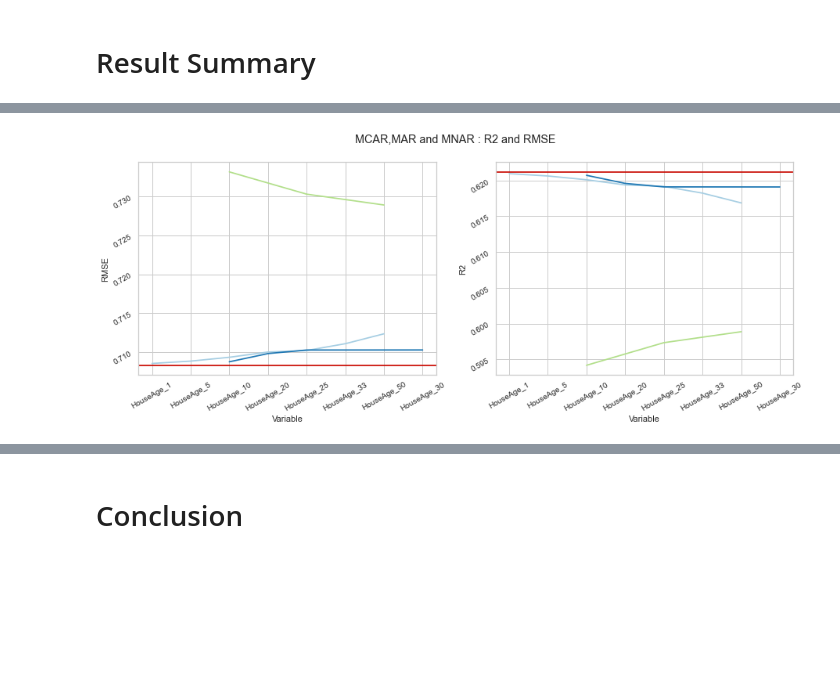
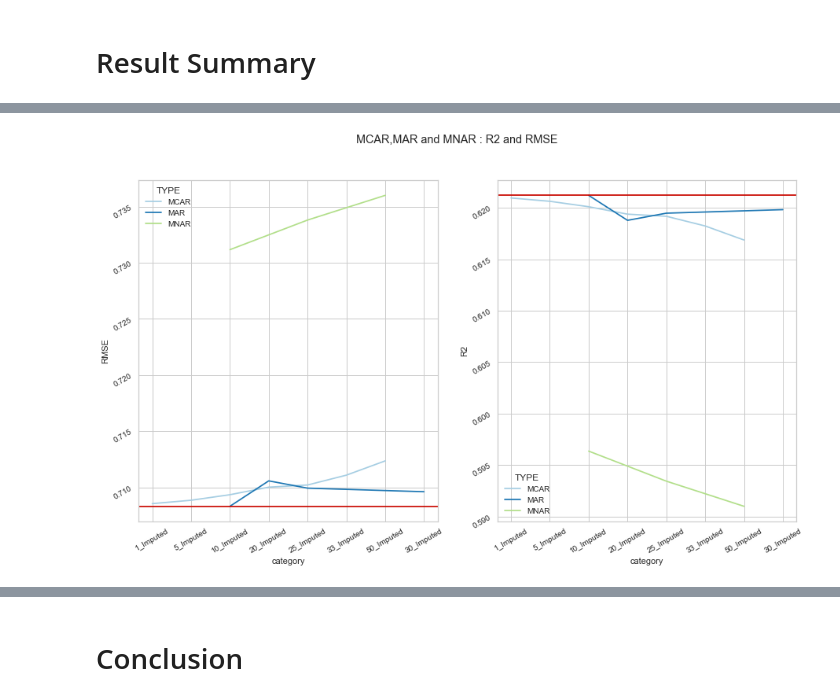
Before and after one commit to sachinac/MSDS7333, a Jupyter notebook: case_study05/msds_qtw_case_study05.ipynb, the cells around one changed output, grey strips where cells are left out. Cells and saved outputs as stored; diff of their text form; code cells hidden in the pictures; blank space fills up the shorter version.

```diff
--- a/case_study05/msds_qtw_case_study05.ipynb
+++ b/case_study05/msds_qtw_case_study05.ipynb
@@ -259,7 +293,0 @@ array([ 8.02093467e-01,  1.23858844e-01, -2.16444768e-01,  2.58431674e-01,
-# %%
-from sklearn.linear_model import LinearRegression
-from yellowbrick.regressor import ResidualsPlot
-sns.set_palette("Paired")
-visualizer_residuals = ResidualsPlot(base_model)
-visualizer_residuals.fit(X_train_scaled, y_train)
-visualizer_residuals.show()
@@ -489,15 +519,15 @@ For this analysis same variable HouseAge, will be manipulated to replace 10%, 20
 ## HouseAge - Missing values
 # %%
 #np.percentile(df.Population.values,50)
-missing_dist = [(20,'HouseAge_10','HouseAge_ind10'),
-                (40,'HouseAge_20','HouseAge_ind20'),
-                (50,'HouseAge_25','HouseAge_ind25'),
-                (60,'HouseAge_30','HouseAge_ind30')]
+missing_dist = [(10,'HouseAge_10','HouseAge_ind10'),
+                (20,'HouseAge_20','HouseAge_ind20'),
+                (25,'HouseAge_25','HouseAge_ind25'),
+                (30,'HouseAge_30','HouseAge_ind30')]
 
 df_mar = df.copy()
 for i_tup in missing_dist:
     df_mar[i_tup[1]] = df['HouseAge']
-    df_mar[i_tup[1]][df_mar[df_mar['Population'] <=1166.0].sample(frac=(i_tup[0]/100)).index] = np.nan
+    df_mar[i_tup[1]][df_mar[df_mar['Population'] <=np.percentile(df_mar.Population.values,2*i_tup[0])].sample(frac=0.5).index] = np.nan
     df_mar[i_tup[2]] = [ 1 if np.math.isnan(value) else 0 for value in df_mar[i_tup[1]]]
 # %%
 print('Missingness percentage on HouseAge')
@@ -646,15 +679,15 @@ For this analysis same variable HouseAge, will be manipulated to replace  25% of
 ## HouseAge - Missing values
 # %%
 #np.percentile(df.Population.values,50)
-missing_dist = [(21,'HouseAge_10','HouseAge_ind10'),
-                (51,'HouseAge_25','HouseAge_ind25'),
-                (80,'HouseAge_50','HouseAge_ind50')
+missing_dist = [(10,'HouseAge_10','HouseAge_ind10'),
+                (25,'HouseAge_25','HouseAge_ind25'),
+                (50,'HouseAge_50','HouseAge_ind50')
                ]
-medinc = [1.92,2.55,3.55]
+
 df_mnar = df.copy()
 for indx,i_tup in enumerate(missing_dist):
     df_mnar[i_tup[1]] = df['HouseAge']
-    df_mnar[i_tup[1]][df_mnar['MedInc'] <medinc[indx]] = np.nan
+    df_mnar.loc[0:int(i_tup[0]/100*df_mnar.shape[0]),i_tup[1]] = np.nan
     df_mnar[i_tup[2]] = [ 1 if np.math.isnan(value) else 0 for value in df_mnar[i_tup[1]]]
 # %%
 print('Missingness percentage on HouseAge')
@@ -778,5 +823,6 @@ mnar_df
 summary=pd.concat([baseline_df, mcr_df,mar_df,mnar_df], ignore_index=True)
 summary.iloc[0,0]='Baseline'
 summary.iloc[0,5]='Baseline'
+summary['category'] = [ text[text.find('_') + 1:]+'_Imputed' if i>0 else 'Baseline' for i,text in enumerate(summary.loc[:,'Variable']) ]
 summary
 # %% [output]
@@ -801,22 +853,14 @@ summary
 # %%
 sns.color_palette("flare")
-fig, axes = plt.subplots(1, 2, figsize=(15, 5))
+fig, axes = plt.subplots(1, 2, figsize=(15, 8))
 fig.suptitle('MCAR,MAR and MNAR : R2 and RMSE')
-x= sns.lineplot(ax=axes[0],data=summary[summary['TYPE']=='MCAR'], x="Variable", y="RMSE")
+
+x=sns.lineplot(ax=axes[0],data=summary.iloc[1:,], x="category", y="RMSE",hue="TYPE")
 x.axhline(summary[summary['TYPE']=='Baseline'].loc[:,'RMSE'].values[0],color="r")
 axes[0].tick_params(labelrotation=30)
 
-x= sns.lineplot(ax=axes[1],data=summary[summary['TYPE']=='MCAR'], x="Variable", y="R2")
+x=sns.lineplot(ax=axes[1],data=summary.iloc[1:,], x="category", y="R2",hue="TYPE")
 x.axhline(summary[summary['TYPE']=='Baseline'].loc[:,'R2'].values[0],color="r")
-
-sns.lineplot(ax=axes[0],data=summary[summary['TYPE']=='MAR'], x="Variable", y="RMSE")
-sns.lineplot(ax=axes[1],data=summary[summary['TYPE']=='MAR'], x="Variable", y="R2")
-
-sns.lineplot(ax=axes[0],data=summary[summary['TYPE']=='MNAR'], x="Variable", y="RMSE")
-sns.lineplot(ax=axes[1],data=summary[summary['TYPE']=='MNAR'], x="Variable", y="R2")
-
-
-
 axes[1].tick_params(labelrotation=30)
 # %% [output]
-[figure, old version]
+[figure, new version]
```
Also changed, not shown: parts of 43 cells of this notebook.
